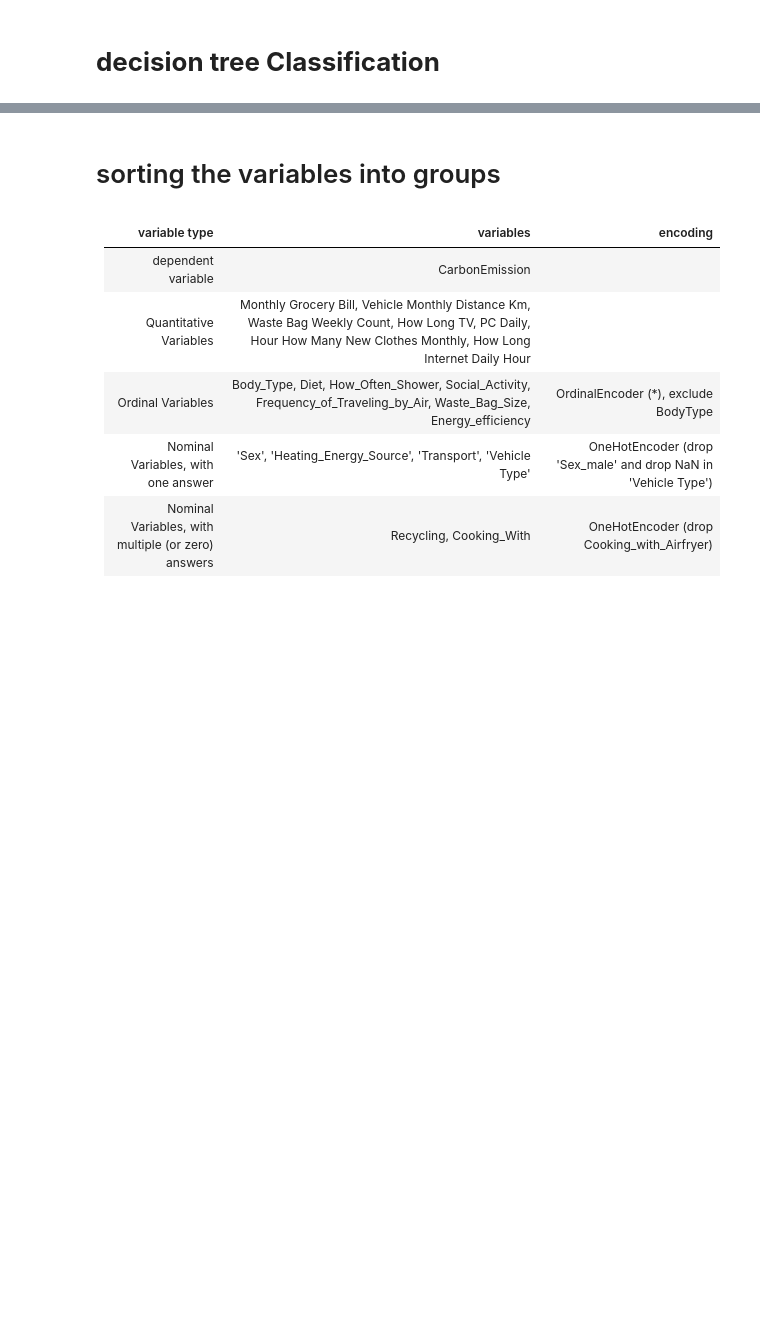
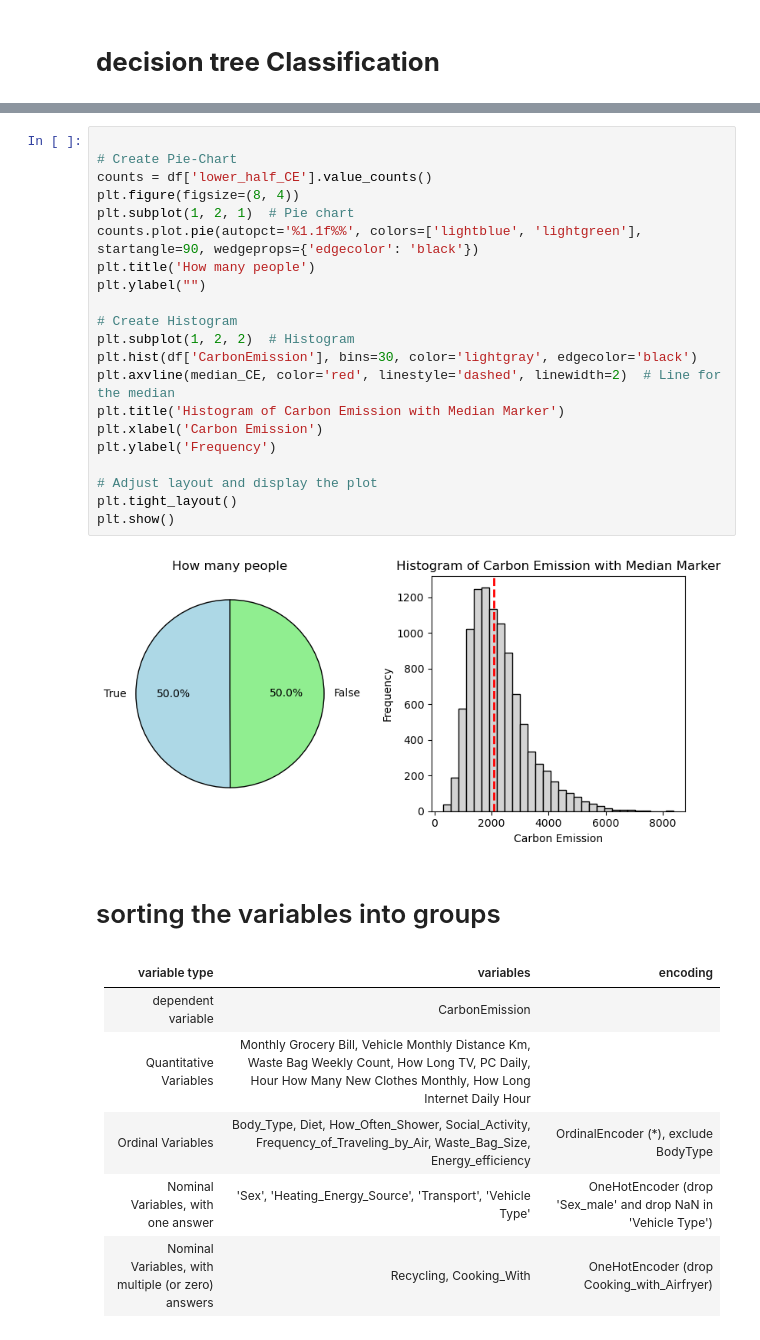
Before and after one commit to e-prossinger/CarbonFootprint_TechLab, a Jupyter notebook: shared_notebooks/model_DecisionTreeClassifikation.ipynb, the cells around one changed output, grey strips where cells are left out. Cells and saved outputs as stored; diff of their text form; blank space fills up the shorter version.

Commit message:
nur Notebook ein bisschen klarer gestaltet. Überschrift hinzugefügt und Plot für Classifizierungsteinteilung eingefügt

```diff
--- a/shared_notebooks/model_DecisionTreeClassifikation.ipynb
+++ b/shared_notebooks/model_DecisionTreeClassifikation.ipynb
@@ -48,6 +51,29 @@ df
 | 9998 | underweight | male | vegan | more frequently | coal | private | petrol | ... |
 | 9999 | obese | male | pescatarian | twice a day | wood | private | electric | ... |
 10000 rows × 21 columns
+# %%
+
+# Create Pie-Chart
+counts = df['lower_half_CE'].value_counts()
+plt.figure(figsize=(8, 4))
+plt.subplot(1, 2, 1)  # Pie chart
+counts.plot.pie(autopct='%1.1f%%', colors=['lightblue', 'lightgreen'], startangle=90, wedgeprops={'edgecolor': 'black'})
+plt.title('How many people')
+plt.ylabel("")
+
+# Create Histogram
+plt.subplot(1, 2, 2)  # Histogram
+plt.hist(df['CarbonEmission'], bins=30, color='lightgray', edgecolor='black')
+plt.axvline(median_CE, color='red', linestyle='dashed', linewidth=2)  # Line for the median
+plt.title('Histogram of Carbon Emission with Median Marker')
+plt.xlabel('Carbon Emission')
+plt.ylabel('Frequency')
+
+# Adjust layout and display the plot
+plt.tight_layout()
+plt.show()
+# %% [output]
+[figure, added]
 # %% [markdown]
 # sorting the variables into groups
 # %% [markdown]
```
Also changed, not shown: parts of 4 cells of this notebook.
